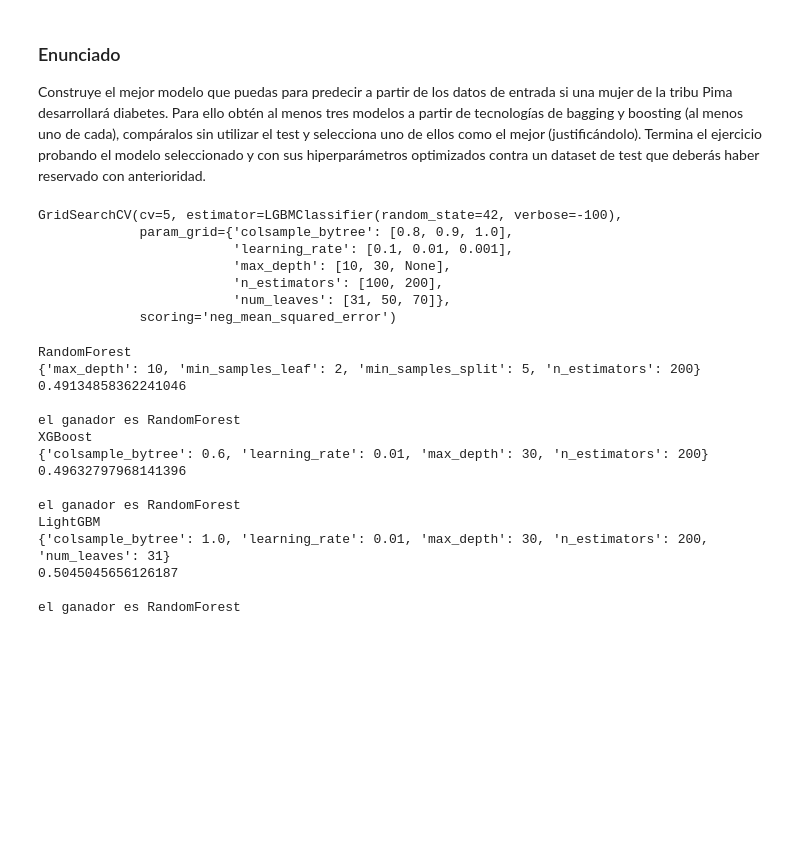
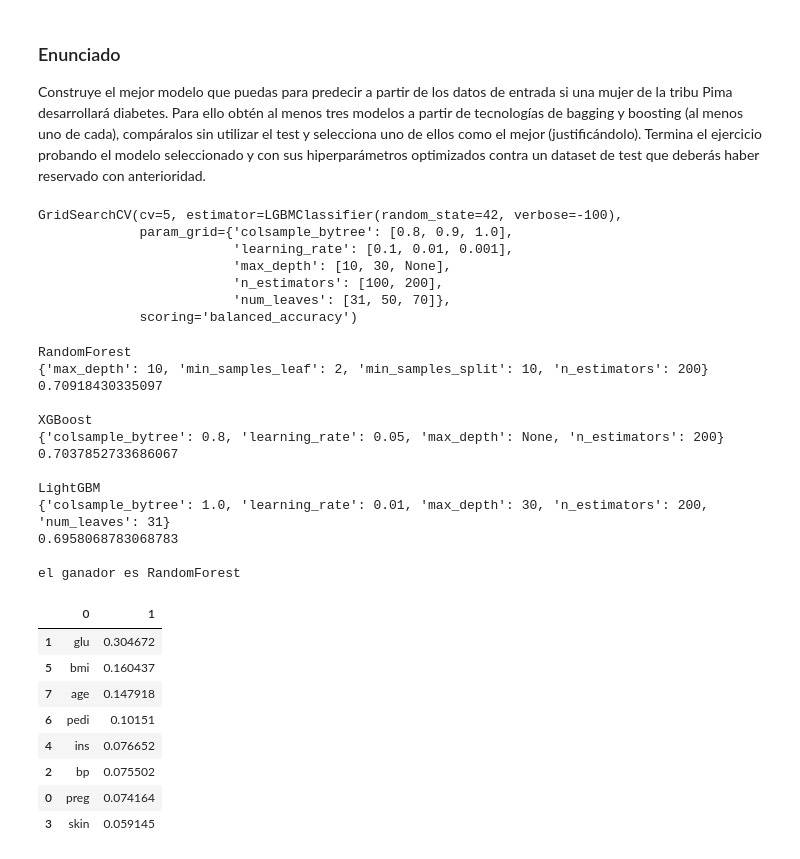
Before and after one commit to njisly/online_ds_thebridge_Nur, a Jupyter notebook: ejercicios/04_Machine_Learning/Sprint_13/Unidad_02/Practica_Obligatoria/18_Practica_Obligatoria_Ensamblado_de_modelos,_bagging,_boosting,_random_forest_y_gbts.ipynb, the cells around one changed output. Cells and saved outputs as stored; diff of their text form; code cells hidden in the pictures; blank space fills up the shorter version.

```diff
--- a/ejercicios/04_Machine_Learning/Sprint_13/Unidad_02/Practica_Obligatoria/18_Practica_Obligatoria_Ensamblado_de_modelos,_bagging,_boosting,_random_forest_y_gbts.ipynb
+++ b/ejercicios/04_Machine_Learning/Sprint_13/Unidad_02/Practica_Obligatoria/18_Practica_Obligatoria_Ensamblado_de_modelos,_bagging,_boosting,_random_forest_y_gbts.ipynb
@@ -108,7 +108,7 @@ grid_rf = {
 grid_search_rf = GridSearchCV(rf_clf,
                        param_grid= grid_rf,
                        cv = 5,
-                       scoring= "neg_mean_squared_error")
+                       scoring= "balanced_accuracy")
 
 grid_search_rf.fit(X_train, y_train)
 
@@ -122,7 +122,7 @@ grid_xgb = {
 
 grid_search_xgb = GridSearchCV(xgb_clf,
                         grid_xgb,
-                        scoring="neg_mean_squared_error",
+                        scoring="balanced_accuracy",
                         cv=5)
 
 grid_search_xgb.fit(X_train, y_train)
@@ -139,7 +139,7 @@ grid_lgbm = {
 grid_search_lgbm = GridSearchCV(lgb_clf,
                          grid_lgbm,
                          cv=5,
-                         scoring="neg_mean_squared_error")
+                         scoring="balanced_accuracy")
 
 grid_search_lgbm.fit(X_train, y_train)
 # %% [output]
@@ -149,37 +149,48 @@ GridSearchCV(cv=5, estimator=LGBMClassifier(random_state=42, verbose=-100),
                          'max_depth': [10, 30, None],
                          'n_estimators': [100, 200],
                          'num_leaves': [31, 50, 70]},
-             scoring='neg_mean_squared_error')
+             scoring='balanced_accuracy')
 # %%
 estimators = [grid_search_rf, grid_search_xgb, grid_search_lgbm]
-menor_score = np.inf
+mayor_score = 0
 ganador = None
 for nombre,estimator in zip(["RandomForest","XGBoost","LightGBM"],estimators):
     print(nombre)
     print(estimator.best_params_)
-    score = np.sqrt(-np.mean(estimator.best_score_))
+    score = estimator.best_score_
     print(score)
     print("")
-    if menor_score > score:
-        menor_score = score
+    if score > mayor_score:
+        mayor_score = score
         ganador = nombre
-    print(f"el ganador es {ganador}")
+        wins = estimator
+print(f"el ganador es {ganador}")
 # %% [output]
 RandomForest
-{'max_depth': 10, 'min_samples_leaf': 2, 'min_samples_split': 5, 'n_estimators': 200}
-0.49134858362241046
+{'max_depth': 10, 'min_samples_leaf': 2, 'min_samples_split': 10, 'n_estimators': 200}
+0.70918430335097
+
+XGBoost
+{'colsample_bytree': 0.8, 'learning_rate': 0.05, 'max_depth': None, 'n_estimators': 200}
+0.7037852733686067
+
+LightGBM
+{'colsample_bytree': 1.0, 'learning_rate': 0.01, 'max_depth': 30, 'n_estimators': 200, 'num_leaves': 31}
+0.6958068783068783
 
 el ganador es RandomForest
-XGBoost
-{'colsample_bytree': 0.6, 'learning_rate': 0.01, 'max_depth': 30, 'n_estimators': 200}
-0.49632797968141396
-
-el ganador es RandomForest
-LightGBM
-{'colsample_bytree': 1.0, 'learning_rate': 0.01, 'max_depth': 30, 'n_estimators': 200, 'num_leaves': 31}
-0.5045045656126187
-
-el ganador es RandomForest
+# %%
+(pd.DataFrame([X_train.columns, wins.best_estimator_.feature_importances_]).T).sort_values(by=1, ascending=False)
+# %% [output]
+|  | 0 | 1 |
+| 1 | glu | 0.304672 |
+| 5 | bmi | 0.160437 |
+| 7 | age | 0.147918 |
+| 6 | pedi | 0.10151 |
+| 4 | ins | 0.076652 |
+| 2 | bp | 0.075502 |
+| 0 | preg | 0.074164 |
+| 3 | skin | 0.059145 |
 # %%
 y_pred = grid_search_rf.best_estimator_.predict(X_test)
 # %%
```
Also changed, not shown: parts of 3 cells of this notebook, 2 other files.
